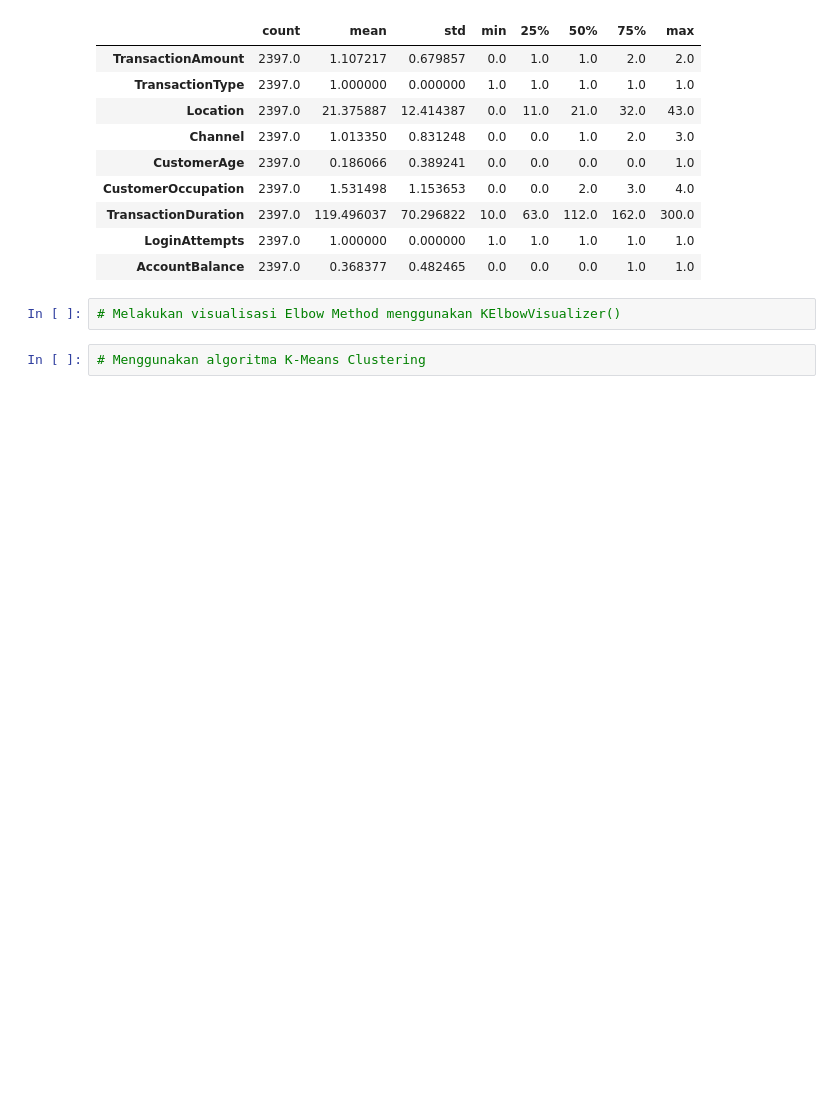
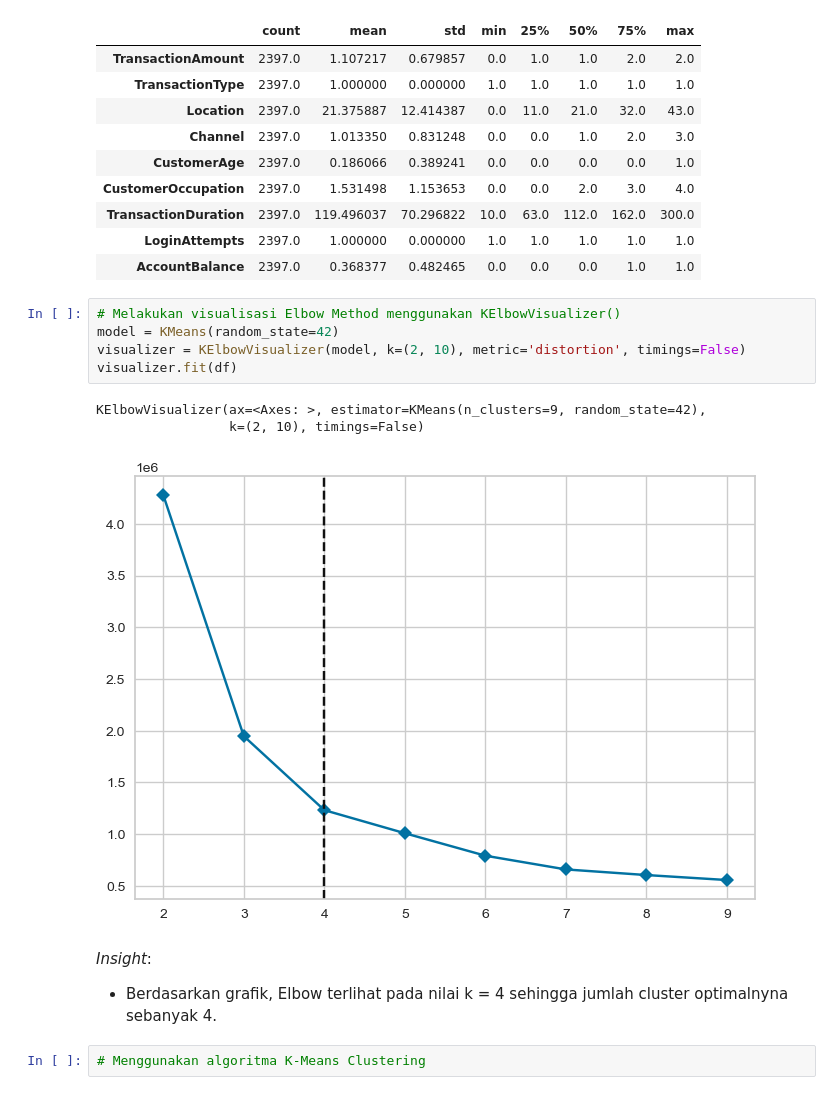
Before and after one commit to Sulbae/ML-Supervised-Unsupervised, a Jupyter notebook: [Clustering]_Submission_Akhir_BMLP_Anggun-Sulis-Setyawan.ipynb, the cells around one changed output. Drawn from its saved outputs; the diff is of its cells as text; blank space fills up the shorter version.

Commit message:
menentukan nilai k berdasarkan elbow method dengan metric = 'distortion'

```diff
--- a/[Clustering]_Submission_Akhir_BMLP_Anggun-Sulis-Setyawan.ipynb
+++ b/[Clustering]_Submission_Akhir_BMLP_Anggun-Sulis-Setyawan.ipynb
@@ -459,6 +459,16 @@ df.describe().T
 | AccountBalance | 2397.0 | 0.368377 | 0.482465 | 0.0 | 0.0 | 0.0 | 1.0 | 1.0 |
 # %%
 # Melakukan visualisasi Elbow Method menggunakan KElbowVisualizer()
+model = KMeans(random_state=42)
+visualizer = KElbowVisualizer(model, k=(2, 10), metric='distortion', timings=False)
+visualizer.fit(df)
+# %% [output]
+KElbowVisualizer(ax=<Axes: >, estimator=KMeans(n_clusters=9, random_state=42),
+                 k=(2, 10), timings=False)
+[figure, added]
+# %% [markdown]
+_Insight_:
+* Berdasarkan grafik, Elbow terlihat pada nilai k = 4 sehingga jumlah cluster optimalnyna sebanyak 4.
 # %%
 # Menggunakan algoritma K-Means Clustering
 # %% [markdown]
```
